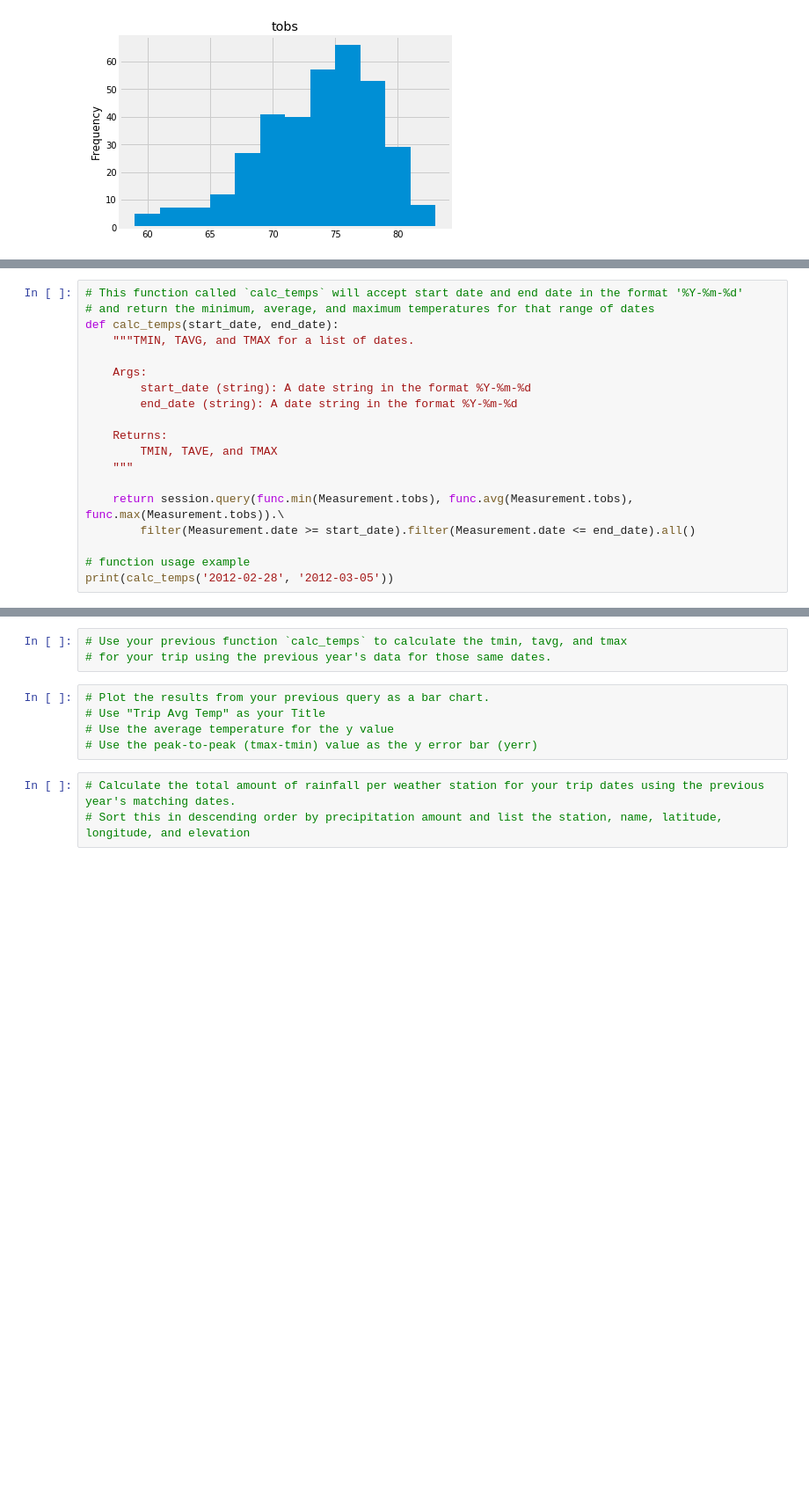
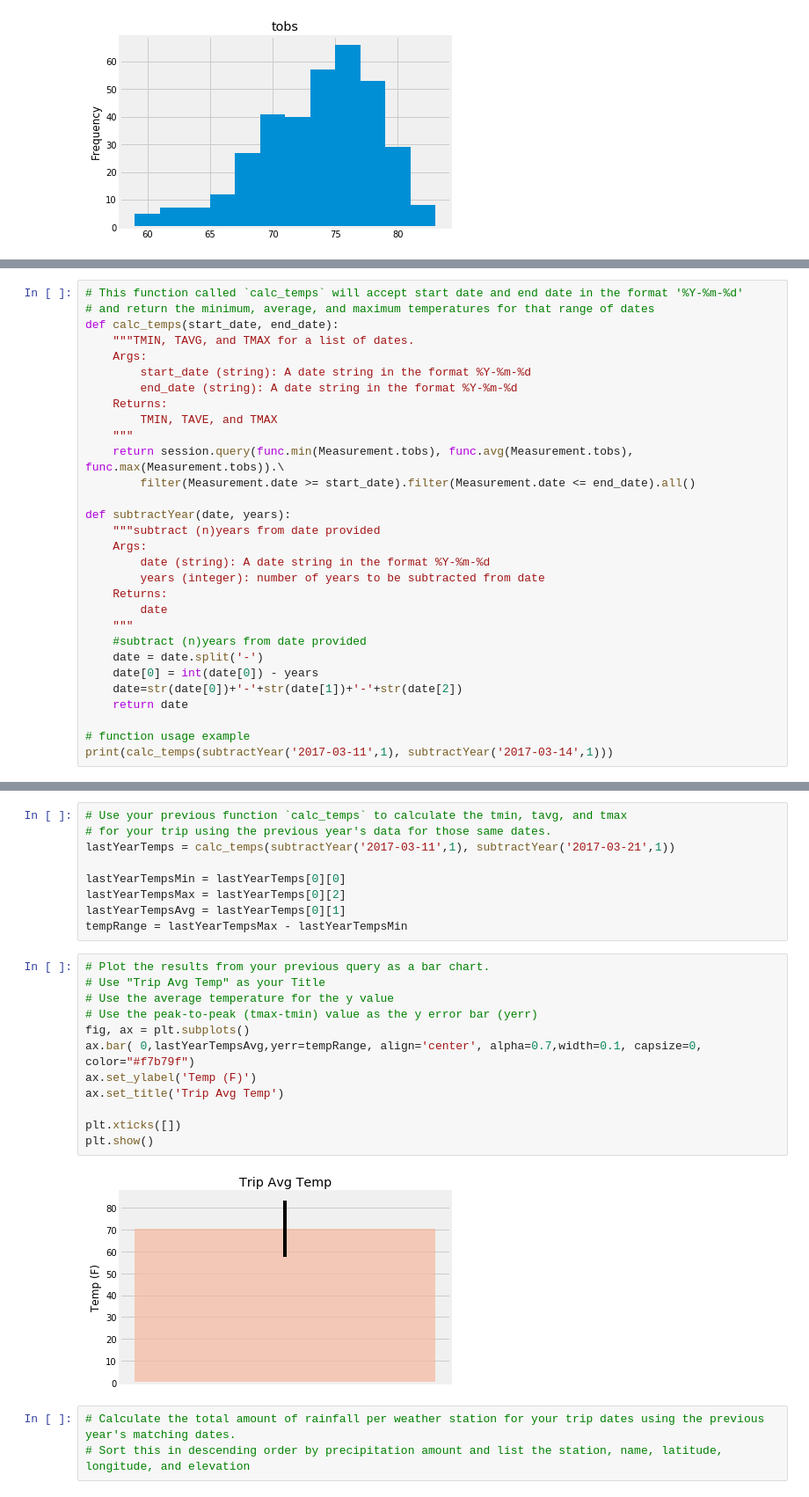
Before and after one commit to jorgepires311/SQL-Alchemy, a Jupyter notebook: climate.ipynb, the cells around one changed output, grey strips where cells are left out. Shown: that part at 88% size. Cells and saved outputs as stored; diff of their text form; blank space fills up the shorter version.

Commit message:
Temp analysis complete

```diff
--- a/climate.ipynb
+++ b/climate.ipynb
@@ -189,17 +189,28 @@ for ax in hist.flatten():
 # and return the minimum, average, and maximum temperatures for that range of dates
 def calc_temps(start_date, end_date):
     """TMIN, TAVG, and TMAX for a list of dates.
-
     Args:
         start_date (string): A date string in the format %Y-%m-%d
         end_date (string): A date string in the format %Y-%m-%d
-
     Returns:
         TMIN, TAVE, and TMAX
     """
-
     return session.query(func.min(Measurement.tobs), func.avg(Measurement.tobs), func.max(Measurement.tobs)).\
         filter(Measurement.date >= start_date).filter(Measurement.date <= end_date).all()
 
+def subtractYear(date, years):
+    """subtract (n)years from date provided
+    Args:
+        date (string): A date string in the format %Y-%m-%d
+        years (integer): number of years to be subtracted from date
+    Returns:
+        date
+    """
+    #subtract (n)years from date provided
+    date = date.split('-')
+    date[0] = int(date[0]) - years
+    date=str(date[0])+'-'+str(date[1])+'-'+str(date[2])
+    return date
+
 # function usage example
-print(calc_temps('2012-02-28', '2012-03-05'))
+print(calc_temps(subtractYear('2017-03-11',1), subtractYear('2017-03-14',1)))
@@ -206,11 +219,26 @@ print(calc_temps('2012-02-28', '2012-03-05'))
 # %%
 # Use your previous function `calc_temps` to calculate the tmin, tavg, and tmax
 # for your trip using the previous year's data for those same dates.
+lastYearTemps = calc_temps(subtractYear('2017-03-11',1), subtractYear('2017-03-21',1))
+
+lastYearTempsMin = lastYearTemps[0][0]
+lastYearTempsMax = lastYearTemps[0][2]
+lastYearTempsAvg = lastYearTemps[0][1]
+tempRange = lastYearTempsMax - lastYearTempsMin
 # %%
 # Plot the results from your previous query as a bar chart.
 # Use "Trip Avg Temp" as your Title
 # Use the average temperature for the y value
 # Use the peak-to-peak (tmax-tmin) value as the y error bar (yerr)
+fig, ax = plt.subplots()
+ax.bar( 0,lastYearTempsAvg,yerr=tempRange, align='center', alpha=0.7,width=0.1, capsize=0, color="#f7b79f")
+ax.set_ylabel('Temp (F)')
+ax.set_title('Trip Avg Temp')
+
+plt.xticks([])
+plt.show()
+# %% [output]
+[figure, added]
 # %%
 # Calculate the total amount of rainfall per weather station for your trip dates using the previous year's matching dates.
 # Sort this in descending order by precipitation amount and list the station, name, latitude, longitude, and elevation
```
Also changed, not shown: parts of 4 cells of this notebook.
